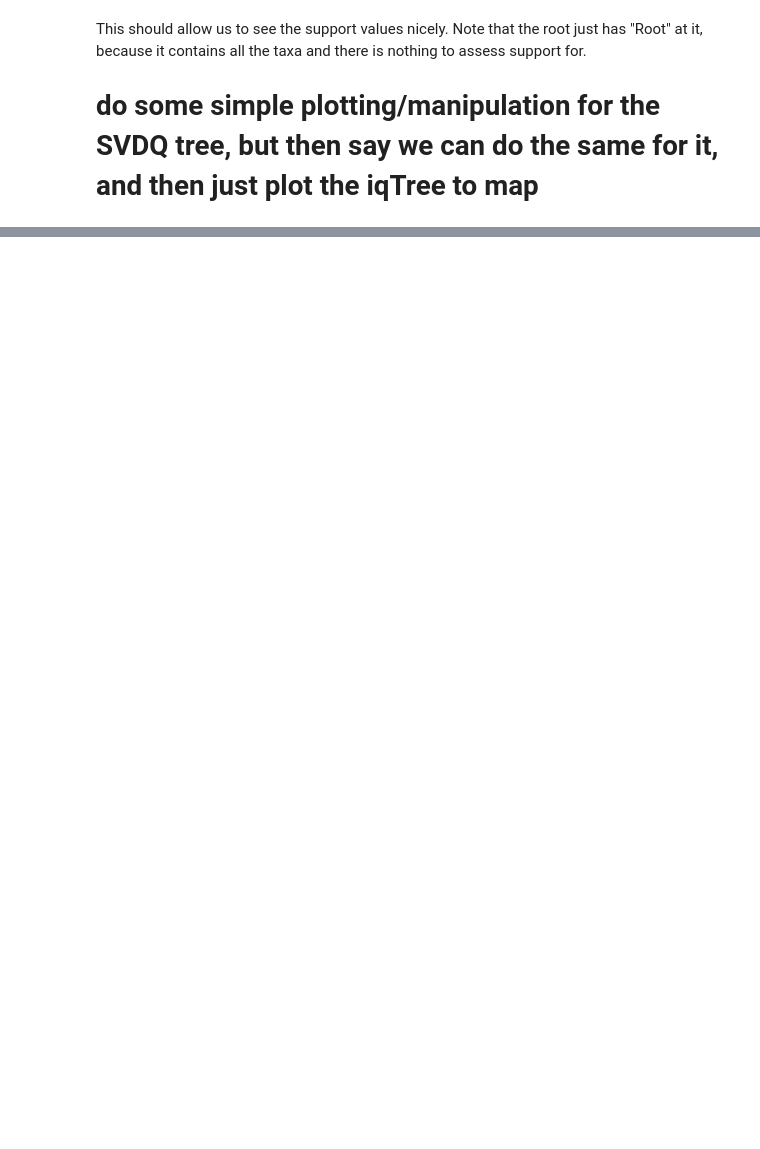
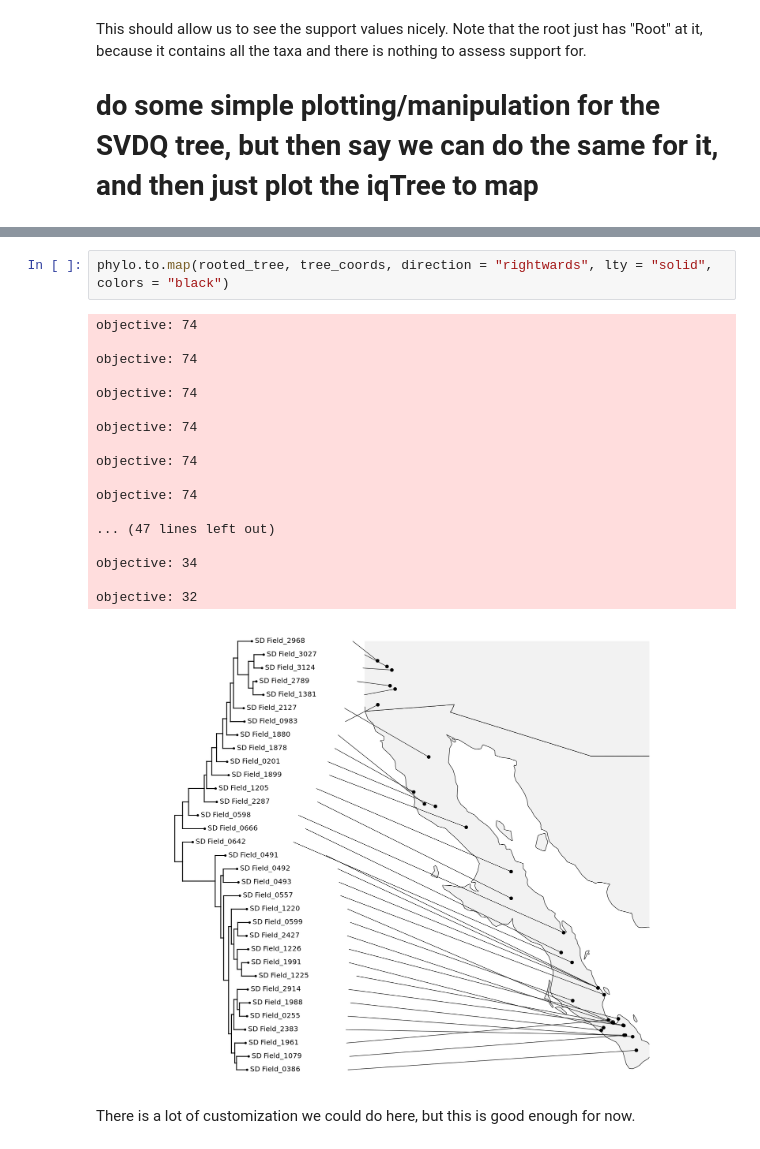
Before and after one commit to wyoibc/RADseq_cloud_learn, a Jupyter notebook: plot_phylo.ipynb, the cells around one changed output, grey strips where cells are left out. Saved outputs shown, nothing was run; the diff lists cells and outputs as text; blank space fills up the shorter version.

```diff
--- a/plot_phylo.ipynb
+++ b/plot_phylo.ipynb
@@ -144,0 +165,23 @@ ERROR: Error in aggregate.data.frame(as.data.frame(x), ...): arguments must have
+# %%
+phylo.to.map(rooted_tree, tree_coords, direction = "rightwards", lty = "solid", colors = "black")
+# %% [output]
+objective: 74
+
+objective: 74
+
+objective: 74
+
+objective: 74
+
+objective: 74
+
+objective: 74
+
+... (47 lines left out)
+
+objective: 34
+
+objective: 32
+[figure, added]
+# %% [markdown]
+There is a lot of customization we could do here, but this is good enough for now.
```
Also changed, not shown: parts of 22 cells of this notebook, 2 other files.
